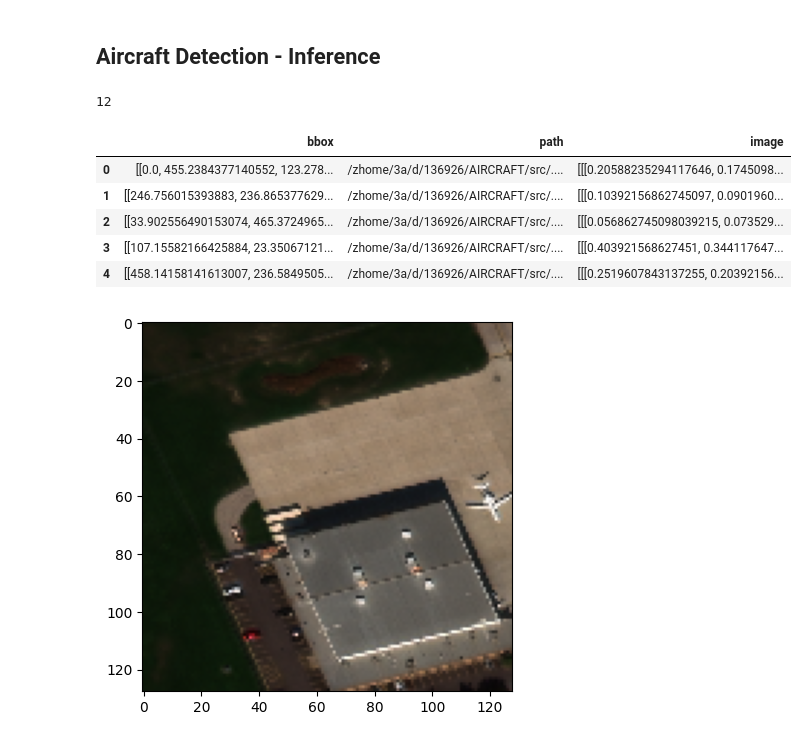
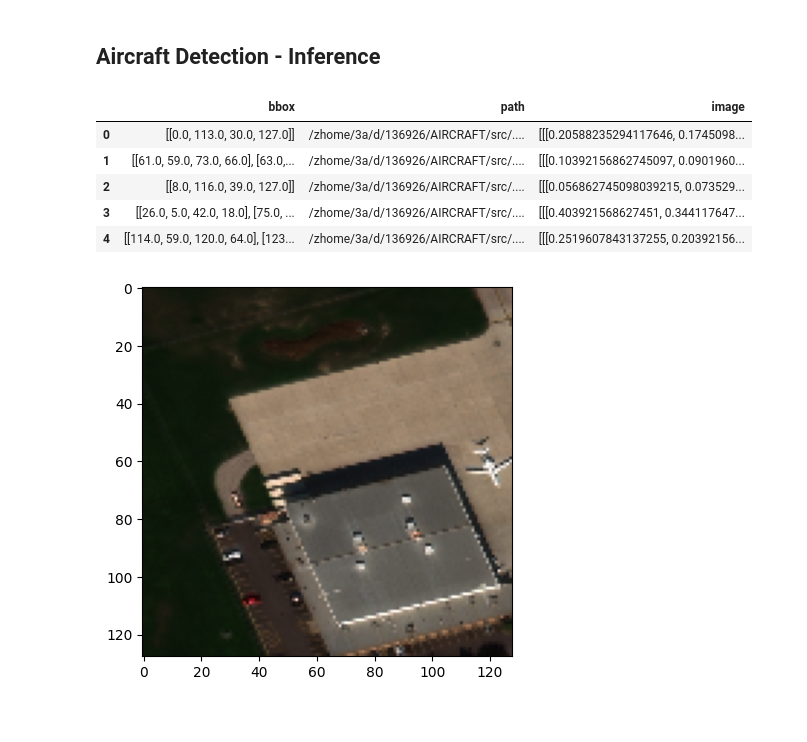
Before and after one commit to arturfabricio/aircraft-detection, a Jupyter notebook: src/inference.ipynb, the cells around one changed output. Saved outputs shown, nothing was run; the diff lists cells and outputs as text; code cells hidden in the pictures.

```diff
--- a/src/inference.ipynb
+++ b/src/inference.ipynb
@@ -36,3 +20,12 @@ def display_bbox_target_vector(img,target,np_bboxs):
+# %%
+new_size = 128
+ratio = int(512/new_size)
+
+def resize_bbox_rowwise(row):
+    return np.array(bbox_utils.transformsBbox(row['bbox'], ratio), dtype='float64')
+
+def resize_im_rowwise(row):
+    return bbox_utils.transformsImg(row['path'], new_size)
 # %%
 #Loading the model
 
@@ -41,8 +34,3 @@ model_dir = Path(dir_root, '../data/model/2022-12-05 18_40_18/model/epoch_19.pth
-# %%
-bboxs = bbox_utils.generate(1, 130//4, 10, (new_size, new_size))
-print(len(bboxs))
-# %% [output]
-12
 # %%
 train_imgs = Path(dir_root, '../data/train')
 test_imgs = Path(dir_root, '../data/test')
@@ -66,14 +54,15 @@ annot_train['path'] = annot_train.apply(
 annot_train.drop(['name', 'image_id'], axis=1, inplace=True)
 # %%
 annot_train['image'] = annot_train.apply(resize_im_rowwise, axis=1)
+annot_train['bbox'] = annot_train.apply(resize_bbox_rowwise, axis=1)
 annot_train.head()
 # %% [output]
 |  | bbox | path | image |
-| 0 | [[0.0, 455.2384377140552, 123.278... | /zhome/3a/d/136926/AIRCRAFT/src/.... | [[[0.20588235294117646, 0.1745098... |
-| 1 | [[246.756015393883, 236.865377629... | /zhome/3a/d/136926/AIRCRAFT/src/.... | [[[0.10392156862745097, 0.0901960... |
-| 2 | [[33.902556490153074, 465.3724965... | /zhome/3a/d/136926/AIRCRAFT/src/.... | [[[0.056862745098039215, 0.073529... |
-| 3 | [[107.15582166425884, 23.35067121... | /zhome/3a/d/136926/AIRCRAFT/src/.... | [[[0.403921568627451, 0.344117647... |
-| 4 | [[458.14158141613007, 236.5849505... | /zhome/3a/d/136926/AIRCRAFT/src/.... | [[[0.2519607843137255, 0.20392156... |
+| 0 | [[0.0, 113.0, 30.0, 127.0]] | /zhome/3a/d/136926/AIRCRAFT/src/.... | [[[0.20588235294117646, 0.1745098... |
+| 1 | [[61.0, 59.0, 73.0, 66.0], [63.0,... | /zhome/3a/d/136926/AIRCRAFT/src/.... | [[[0.10392156862745097, 0.0901960... |
+| 2 | [[8.0, 116.0, 39.0, 127.0]] | /zhome/3a/d/136926/AIRCRAFT/src/.... | [[[0.056862745098039215, 0.073529... |
+| 3 | [[26.0, 5.0, 42.0, 18.0], [75.0, ... | /zhome/3a/d/136926/AIRCRAFT/src/.... | [[[0.403921568627451, 0.344117647... |
+| 4 | [[114.0, 59.0, 120.0, 64.0], [123... | /zhome/3a/d/136926/AIRCRAFT/src/.... | [[[0.2519607843137255, 0.20392156... |
 # %%
 plt.figure()
 plt.imshow(annot_train['image'][78])
```
Also changed, not shown: parts of 8 cells of this notebook, 6 other files.
